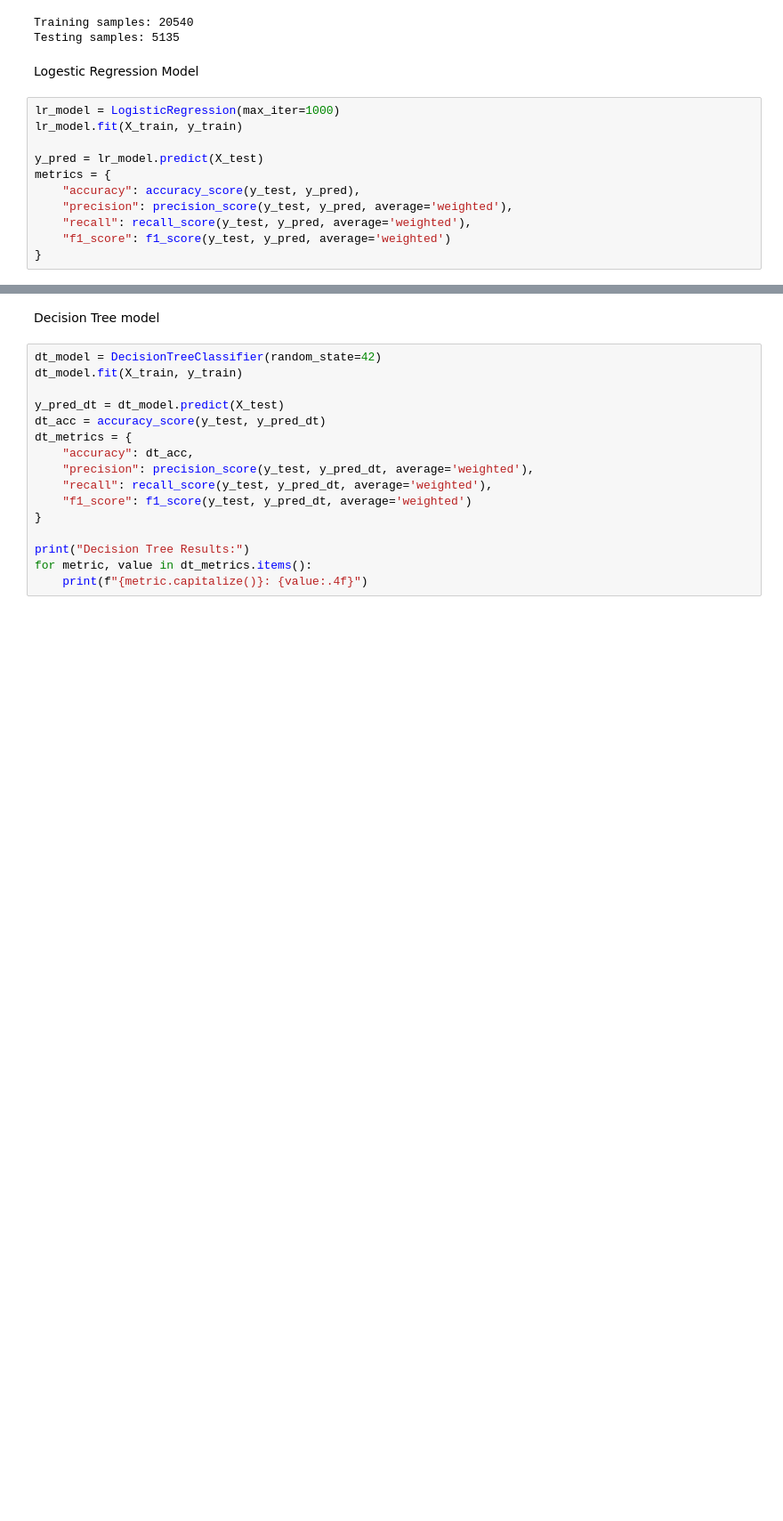
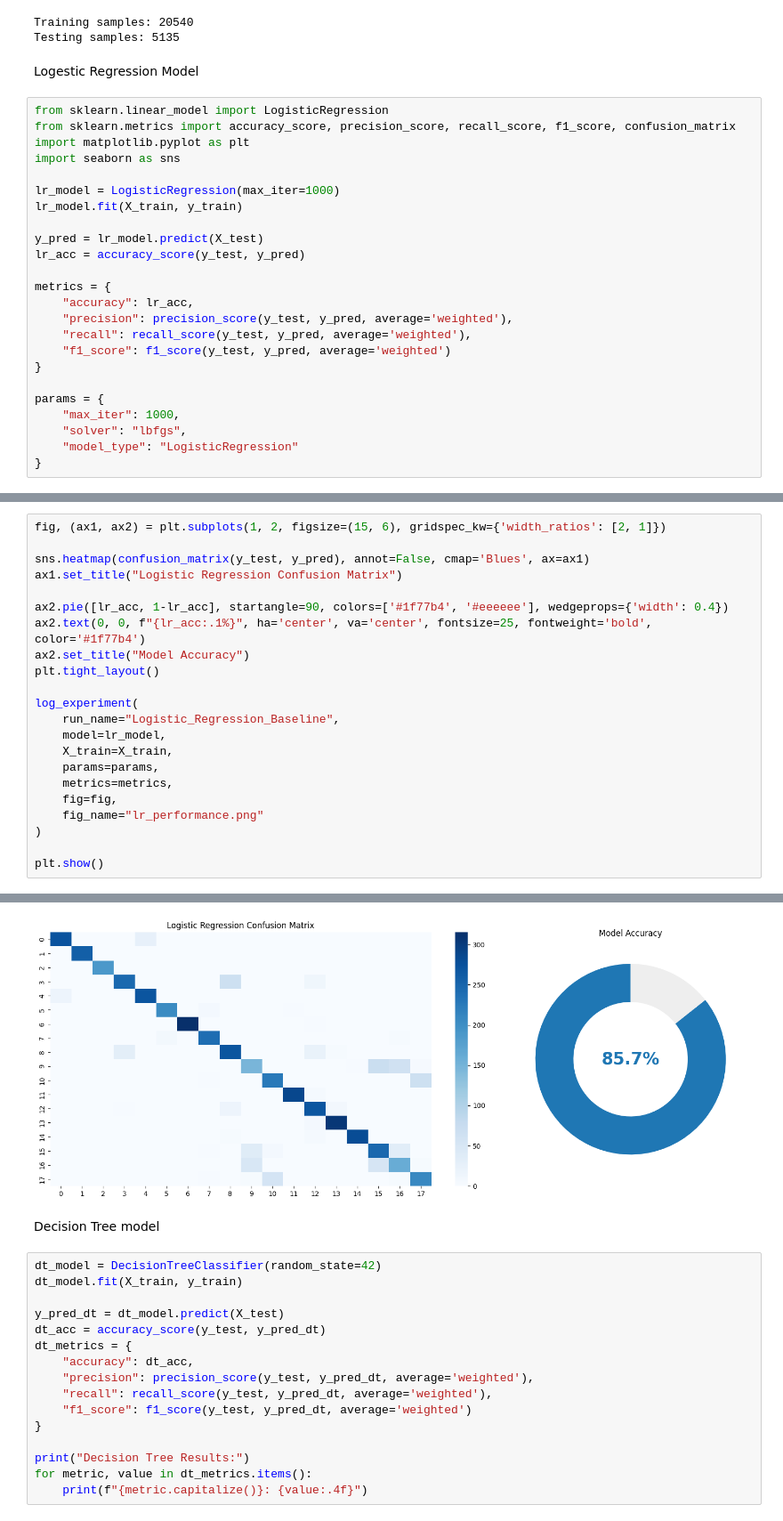
Before and after one commit to MarwanZaineldeen/Hand-Gesture-Classification-MLflow, a Jupyter notebook: hand_gesture_classification.ipynb, the cells around one changed output, grey strips where cells are left out. Shown at 89% size. Saved outputs shown, nothing was run; the diff lists cells and outputs as text; blank space fills up the shorter version.

Commit message:
logging  logistic regression baseline to mlflow + artifacts

```diff
--- a/hand_gesture_classification.ipynb
+++ b/hand_gesture_classification.ipynb
@@ -229,13 +235,26 @@ Testing samples: 5135
 # %% [markdown]
 Logestic Regression Model
 # %%
+from sklearn.linear_model import LogisticRegression
+from sklearn.metrics import accuracy_score, precision_score, recall_score, f1_score, confusion_matrix
+import matplotlib.pyplot as plt
+import seaborn as sns
+
 lr_model = LogisticRegression(max_iter=1000)
 lr_model.fit(X_train, y_train)
 
 y_pred = lr_model.predict(X_test)
+lr_acc = accuracy_score(y_test, y_pred)
+
 metrics = {
-    "accuracy": accuracy_score(y_test, y_pred),
+    "accuracy": lr_acc,
     "precision": precision_score(y_test, y_pred, average='weighted'),
     "recall": recall_score(y_test, y_pred, average='weighted'),
     "f1_score": f1_score(y_test, y_pred, average='weighted')
 }
+
+params = {
+    "max_iter": 1000,
+    "solver": "lbfgs",
+    "model_type": "LogisticRegression"
+}
@@ -253,0 +275,23 @@ plt.show()
+# %%
+fig, (ax1, ax2) = plt.subplots(1, 2, figsize=(15, 6), gridspec_kw={'width_ratios': [2, 1]})
+
+sns.heatmap(confusion_matrix(y_test, y_pred), annot=False, cmap='Blues', ax=ax1)
+ax1.set_title("Logistic Regression Confusion Matrix")
+
+ax2.pie([lr_acc, 1-lr_acc], startangle=90, colors=['#1f77b4', '#eeeeee'], wedgeprops={'width': 0.4})
+ax2.text(0, 0, f"{lr_acc:.1%}", ha='center', va='center', fontsize=25, fontweight='bold', color='#1f77b4')
+ax2.set_title("Model Accuracy")
+plt.tight_layout()
+
+log_experiment(
+    run_name="Logistic_Regression_Baseline",
+    model=lr_model,
+    X_train=X_train,
+    params=params,
+    metrics=metrics,
+    fig=fig,
+    fig_name="lr_performance.png"
+)
+
+plt.show()
+# %% [output]
@@ -254,3 +301,4 @@ plt.show()
+[figure, added]
 # %% [markdown]
 Decision Tree model
 # %%
```
Also changed, not shown: parts of 7 cells of this notebook, 1 other file.
